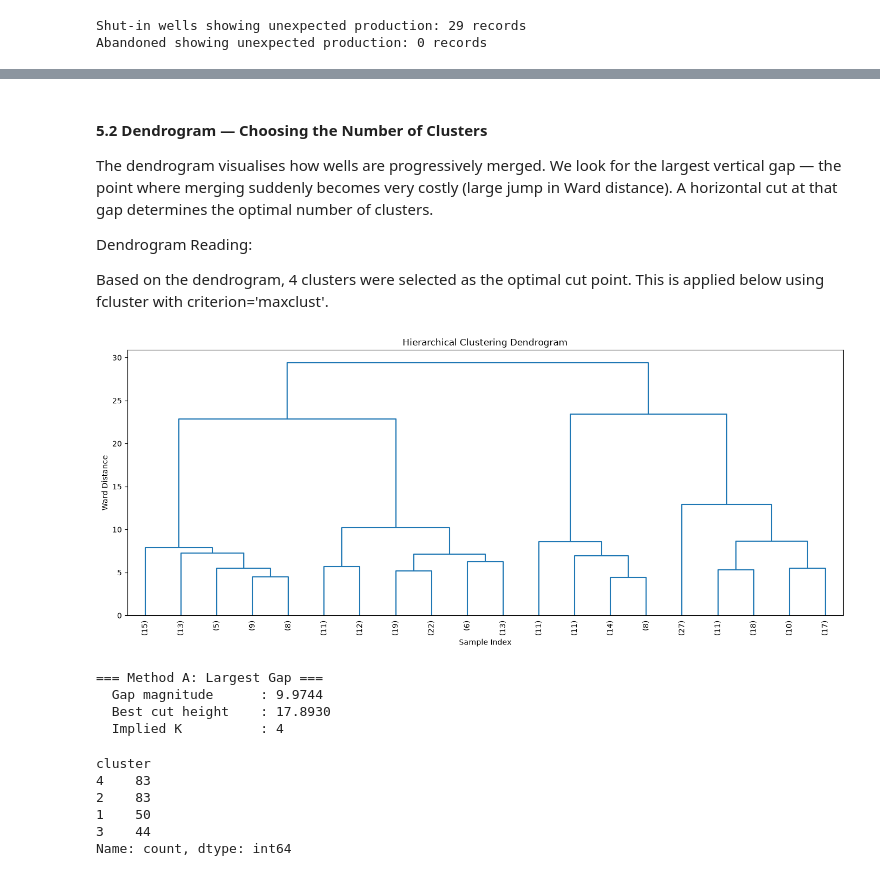
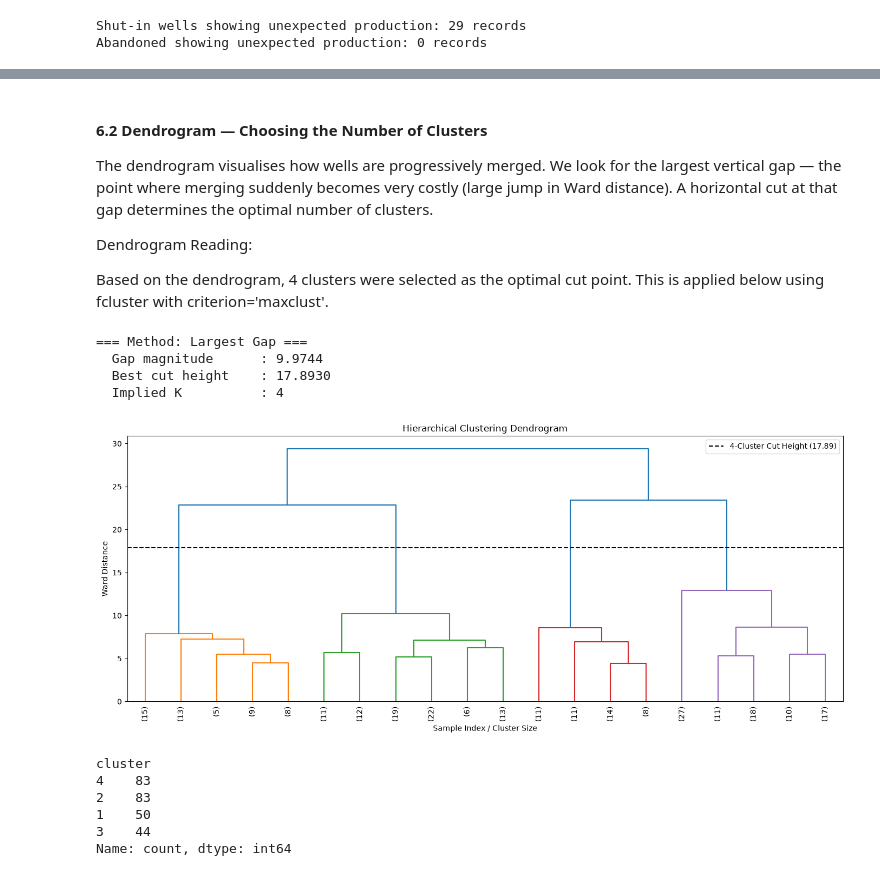
Before and after one commit to SunSpot-Tech/ML-JOURNEY, a Jupyter notebook: Seplat/ncd.ipynb, the cells around one changed output, grey strips where cells are left out. Cells and saved outputs as stored; diff of their text form; code cells hidden in the pictures.

```diff
--- a/Seplat/ncd.ipynb
+++ b/Seplat/ncd.ipynb
@@ -975,55 +1011,64 @@ X_scaled = scaler.fit_transform(cluster_df)
 #Applying ward to minimize the variance within clusters — best for compact groups
 linked = linkage(X_scaled, method='ward')
 # %% [markdown]
-#### 5.2 Dendrogram — Choosing the Number of Clusters
+#### 6.2 Dendrogram — Choosing the Number of Clusters
 
 The dendrogram visualises how wells are progressively merged. We look for the largest vertical gap — the point where merging suddenly becomes very costly (large jump in Ward distance). A horizontal cut at that gap determines the optimal number of clusters.
 
 Dendrogram Reading:
 
 Based on the dendrogram, 4 clusters were selected as the optimal cut point. This is applied below using fcluster with criterion='maxclust'.
+# %%
+#Largest Gap
+gaps          = np.diff(merge_distances)
+best_gap_idx  = np.argmax(gaps)
+best_height   = (merge_distances[best_gap_idx] +
+                 merge_distances[best_gap_idx + 1]) / 2
+best_k_gap    = len(merge_distances) - best_gap_idx
+
+print("=== Method: Largest Gap ===")
+print(f"  Gap magnitude      : {gaps.max():.4f}")
+print(f"  Best cut height    : {best_height:.4f}")
+print(f"  Implied K          : {best_k_gap}")
+# %% [output]
+=== Method: Largest Gap ===
+  Gap magnitude      : 9.9744
+  Best cut height    : 17.8930
+  Implied K          : 4
 # %%
+#Performing hierarchical clustering
+Z = linkage(X_scaled, method='ward')
+
+#Cutting the tree mathematically into 4 cluster
+labels_by_height = fcluster(Z, t=0.5, criterion="distance")
+
+#Cutting at the recommended height
+visual_cut_height = (Z[-4, 2] + Z[-3, 2]) / 2
+
 #Visualizing the Hierarchical Clustering Dendrogram
 plt.figure(figsize=(14, 6))
 dendrogram(
-    linked,
-    truncate_mode='lastp',   # show only last p merged clusters
-    p=20,                    # number of leaf nodes to show
+    Z,
+    truncate_mode='lastp',
+    p=20,
     show_leaf_counts=True,
     leaf_rotation=90,
     leaf_font_size=10,
-    color_threshold=0
+    color_threshold=visual_cut_height
 )
+
+#Optional: Drawing a horizontal line exactly where the 4-cluster split occurs
+plt.axhline(y=visual_cut_height, color='black', linestyle='--', label=f'4-Cluster Cut Height ({visual_cut_height:.2f})')
+
 plt.title('Hierarchical Clustering Dendrogram')
-plt.xlabel('Sample Index')
+plt.xlabel('Sample Index / Cluster Size')
 plt.ylabel('Ward Distance')
+plt.legend()
 plt.tight_layout()
+plt.savefig('hierarchical.png', dpi=150, bbox_inches='tight')
 plt.show()
 # %% [output]
-[figure, old version]
+[figure, new version]
-# %%
-# Perform hierarchical clustering
-Z = linkage(X_scaled, method='ward')
-
-# Now Z is defined
-merge_distances = Z[:, 2]   # All merge distances
-
-#Largest Gap
-gaps          = np.diff(merge_distances)
-best_gap_idx  = np.argmax(gaps)
-best_height   = (merge_distances[best_gap_idx] +
-                 merge_distances[best_gap_idx + 1]) / 2
-best_k_gap    = len(merge_distances) - best_gap_idx
-
-print("=== Method A: Largest Gap ===")
-print(f"  Gap magnitude      : {gaps.max():.4f}")
-print(f"  Best cut height    : {best_height:.4f}")
-print(f"  Implied K          : {best_k_gap}")
-# %% [output]
-=== Method A: Largest Gap ===
-  Gap magnitude      : 9.9744
-  Best cut height    : 17.8930
-  Implied K          : 4
 # %%
 #Setting n_clusters based on what the dendrogram shows
 n_clusters = 4
```
Also changed, not shown: parts of 12 cells of this notebook, 7 other files.
